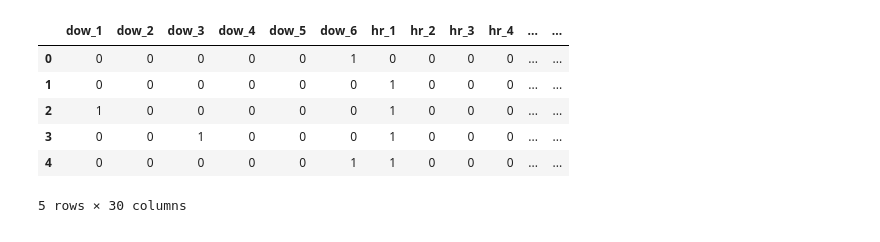
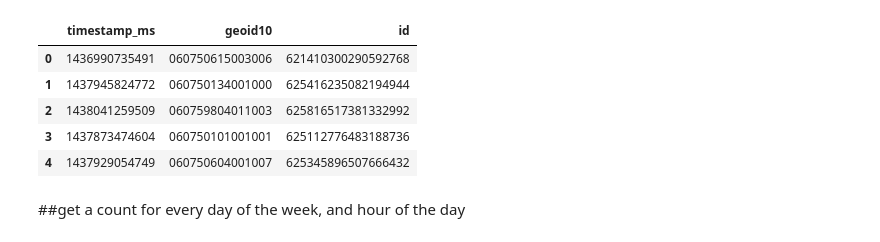
Before and after one commit to seawilloughby/media_mapper, a Jupyter notebook: data_pipeline/k_means_cluster_test.ipynb, the cells around one changed output. Saved outputs shown, nothing was run; the diff lists cells and outputs as text; code cells hidden in the pictures.

```diff
--- a/data_pipeline/k_means_cluster_test.ipynb
+++ b/data_pipeline/k_means_cluster_test.ipynb
@@ -46,10 +19,0 @@ kmeans.fit()
-# %%
-tdt.head()
-# %% [output]
-|  | dow_1 | dow_2 | dow_3 | dow_4 | dow_5 | dow_6 | hr_1 | hr_2 | hr_3 | hr_4 | ... | ... |
-| 0 | 0 | 0 | 0 | 0 | 0 | 1 | 0 | 0 | 0 | 0 | ... | ... |
-| 1 | 0 | 0 | 0 | 0 | 0 | 0 | 1 | 0 | 0 | 0 | ... | ... |
-| 2 | 1 | 0 | 0 | 0 | 0 | 0 | 1 | 0 | 0 | 0 | ... | ... |
-| 3 | 0 | 0 | 1 | 0 | 0 | 0 | 1 | 0 | 0 | 0 | ... | ... |
-| 4 | 0 | 0 | 0 | 0 | 0 | 1 | 1 | 0 | 0 | 0 | ... | ... |
-5 rows × 30 columns
@@ -57,0 +20,11 @@ tdt.head()
+# %%
+df.head()
+# %% [output]
+|  | timestamp_ms | geoid10 | id |
+| 0 | 1436990735491 | 060750615003006 | 621410300290592768 |
+| 1 | 1437945824772 | 060750134001000 | 625416235082194944 |
+| 2 | 1438041259509 | 060759804011003 | 625816517381332992 |
+| 3 | 1437873474604 | 060750101001001 | 625112776483188736 |
+| 4 | 1437929054749 | 060750604001007 | 625345896507666432 |
+# %% [markdown]
+##get a count for every day of the week, and hour of the day
```
Also changed, not shown: parts of 45 cells of this notebook, 1 other file.
